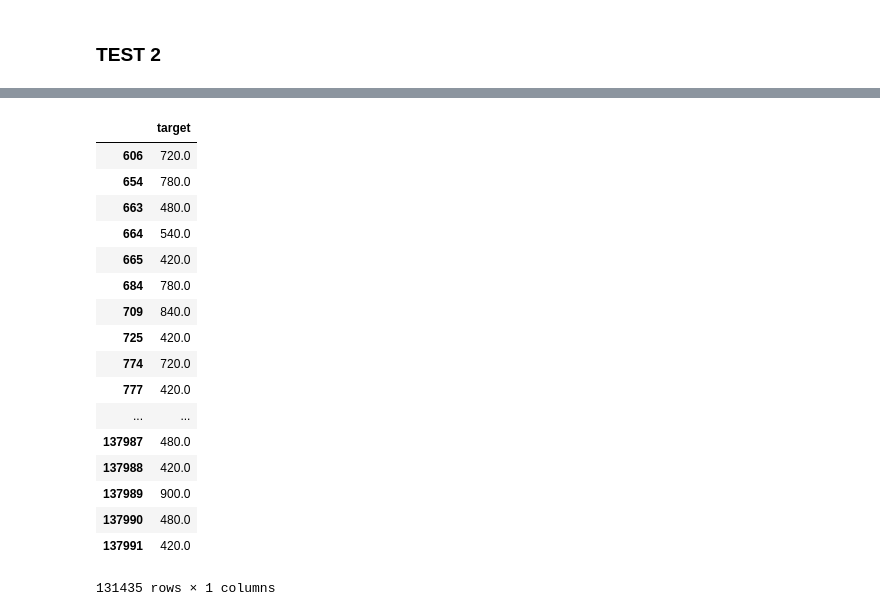
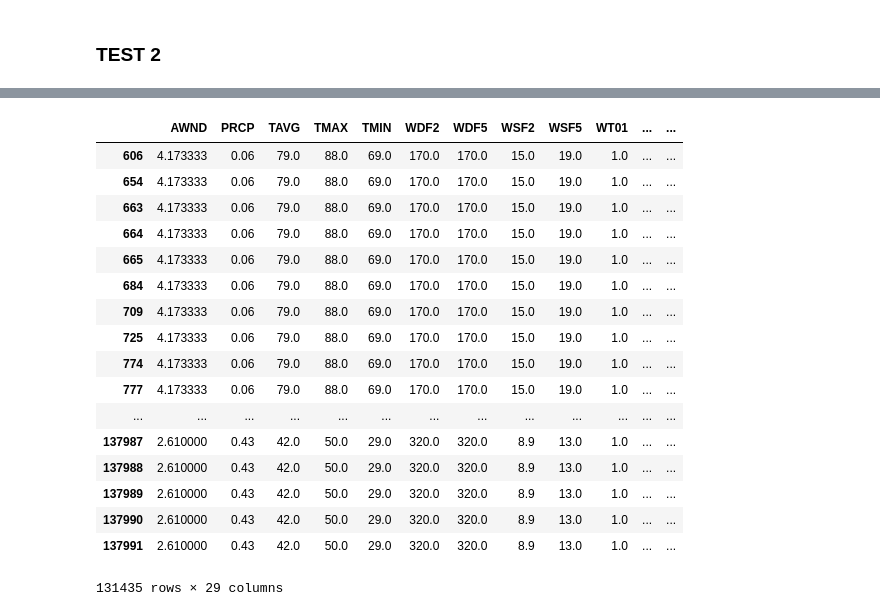
Before and after one commit to arnaudfrn/taxi-time, a Jupyter notebook: Notebook/Test Tristan.ipynb, the cells around one changed output, grey strips where cells are left out. Saved outputs shown, nothing was run; the diff lists cells and outputs as text; code cells hidden in the pictures.

Commit message:
test reussi

```diff
--- a/Notebook/Test Tristan.ipynb
+++ b/Notebook/Test Tristan.ipynb
@@ -245,5 +218,12 @@ df_tot
+# %%
+#df_train['TESTING'] = 0
+#df_test['TESTING'] = 1
+
+#df_tot = pd.concat([df_train, df_test]).reset_index(drop=True)
+
+df_full = merge_df(df_train, df_test)
 # %%
-df_target = create_target(df_tot)
+df_target = create_target(df_full)
 # %%
 col_numerical = ['AWND', 'PRCP', 'TAVG', 'TMAX', 'TMIN','WDF2', 'WDF5', 'WSF2', 'WSF5', 'WT01', 'WT02', 'WT03', 'WT08',
                 'nb of planes in movement in the plane',
@@ -262,5 +242,5 @@ col_to_drop=[ 'flight','sto', 'aldt', 'eibt','aibt',
        'target']
 col_to_target_encode=['stand','carrier', 'acType','runway','ATCT Weight Class','Wake Category','AAC', 'ADG', 'TDG']
 # %%
-df_tot1 = features_pimpage(df_tot,col_numerical,col_to_drop,col_dummies, col_to_target_encode,df_target,
+res_ft_pimp = features_pimpage(df_full,col_numerical,col_to_drop,col_dummies, col_to_target_encode,df_target,
                            path_feature ="Feature_congestion_movement_tot.pkl" ,CatBoost=False)
@@ -269,21 +247,23 @@ X_train = df_tot1[0][df_tot1[0]['TESTING']==0]
-# %%
-df_tot1[1].loc[X_train.index]
-# %% [output]
-|  | target |
-| 606 | 720.0 |
-| 654 | 780.0 |
-| 663 | 480.0 |
-| 664 | 540.0 |
-| 665 | 420.0 |
-| 684 | 780.0 |
-| 709 | 840.0 |
-| 725 | 420.0 |
-| 774 | 720.0 |
-| 777 | 420.0 |
-| ... | ... |
-| 137987 | 480.0 |
-| 137988 | 420.0 |
-| 137989 | 900.0 |
-| 137990 | 480.0 |
-| 137991 | 420.0 |
-131435 rows × 1 columns
+# %%
+X_train, y_train, X_test, y_test = unmerged_df(res_ft_pimp)
+# %%
+X_train
+# %% [output]
+|  | AWND | PRCP | TAVG | TMAX | TMIN | WDF2 | WDF5 | WSF2 | WSF5 | WT01 | ... | ... |
+| 606 | 4.173333 | 0.06 | 79.0 | 88.0 | 69.0 | 170.0 | 170.0 | 15.0 | 19.0 | 1.0 | ... | ... |
+| 654 | 4.173333 | 0.06 | 79.0 | 88.0 | 69.0 | 170.0 | 170.0 | 15.0 | 19.0 | 1.0 | ... | ... |
+| 663 | 4.173333 | 0.06 | 79.0 | 88.0 | 69.0 | 170.0 | 170.0 | 15.0 | 19.0 | 1.0 | ... | ... |
+| 664 | 4.173333 | 0.06 | 79.0 | 88.0 | 69.0 | 170.0 | 170.0 | 15.0 | 19.0 | 1.0 | ... | ... |
+| 665 | 4.173333 | 0.06 | 79.0 | 88.0 | 69.0 | 170.0 | 170.0 | 15.0 | 19.0 | 1.0 | ... | ... |
+| 684 | 4.173333 | 0.06 | 79.0 | 88.0 | 69.0 | 170.0 | 170.0 | 15.0 | 19.0 | 1.0 | ... | ... |
+| 709 | 4.173333 | 0.06 | 79.0 | 88.0 | 69.0 | 170.0 | 170.0 | 15.0 | 19.0 | 1.0 | ... | ... |
+| 725 | 4.173333 | 0.06 | 79.0 | 88.0 | 69.0 | 170.0 | 170.0 | 15.0 | 19.0 | 1.0 | ... | ... |
+| 774 | 4.173333 | 0.06 | 79.0 | 88.0 | 69.0 | 170.0 | 170.0 | 15.0 | 19.0 | 1.0 | ... | ... |
+| 777 | 4.173333 | 0.06 | 79.0 | 88.0 | 69.0 | 170.0 | 170.0 | 15.0 | 19.0 | 1.0 | ... | ... |
+| ... | ... | ... | ... | ... | ... | ... | ... | ... | ... | ... | ... | ... |
+| 137987 | 2.610000 | 0.43 | 42.0 | 50.0 | 29.0 | 320.0 | 320.0 | 8.9 | 13.0 | 1.0 | ... | ... |
+| 137988 | 2.610000 | 0.43 | 42.0 | 50.0 | 29.0 | 320.0 | 320.0 | 8.9 | 13.0 | 1.0 | ... | ... |
+| 137989 | 2.610000 | 0.43 | 42.0 | 50.0 | 29.0 | 320.0 | 320.0 | 8.9 | 13.0 | 1.0 | ... | ... |
+| 137990 | 2.610000 | 0.43 | 42.0 | 50.0 | 29.0 | 320.0 | 320.0 | 8.9 | 13.0 | 1.0 | ... | ... |
+| 137991 | 2.610000 | 0.43 | 42.0 | 50.0 | 29.0 | 320.0 | 320.0 | 8.9 | 13.0 | 1.0 | ... | ... |
+131435 rows × 29 columns
```
Also changed, not shown: parts of 9 cells of this notebook.
